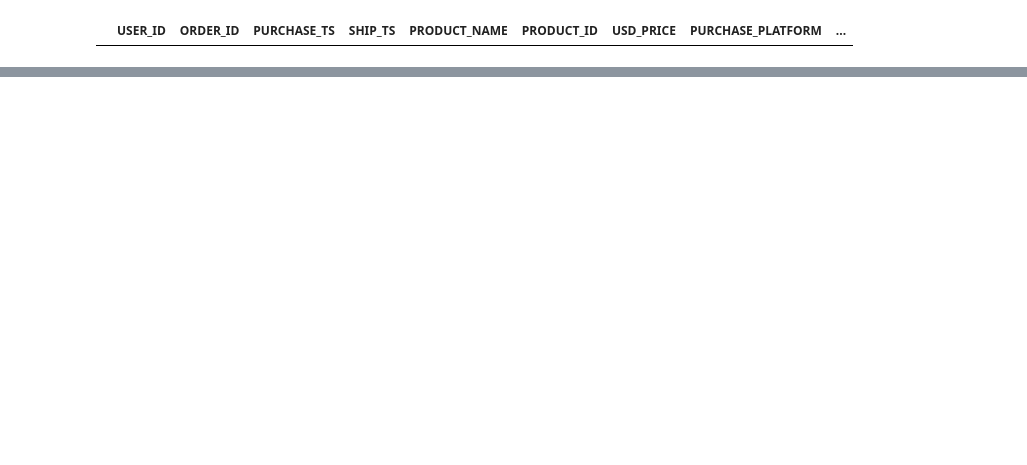
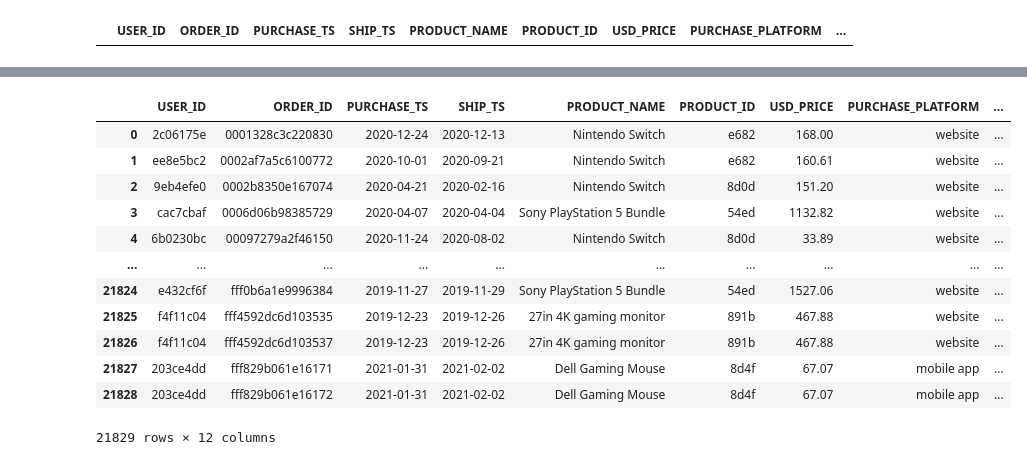
Before and after one commit to YoannB-data/gamezone_shop, a Jupyter notebook: app.ipynb, the cells around one changed output, grey strips where cells are left out. Saved outputs shown, nothing was run; the diff lists cells and outputs as text; code cells hidden in the pictures; blank space fills up the shorter version.

```diff
--- a/app.ipynb
+++ b/app.ipynb
@@ -524,0 +578,5 @@ df.loc[df["REGION"].isna()]
+# %%
+df["PURCHASE_TS"] = pd.to_datetime(df["PURCHASE_TS"])
+df["SHIP_TS"] = pd.to_datetime(df["SHIP_TS"])
+
+df.info()
@@ -525,3 +603,19 @@ df.loc[df["REGION"].isna()]
+# %%
+df
+# %% [output]
+|  | USER_ID | ORDER_ID | PURCHASE_TS | SHIP_TS | PRODUCT_NAME | PRODUCT_ID | USD_PRICE | PURCHASE_PLATFORM | ... |
+| 0 | 2c06175e | 0001328c3c220830 | 2020-12-24 | 2020-12-13 | Nintendo Switch | e682 | 168.00 | website | ... |
+| 1 | ee8e5bc2 | 0002af7a5c6100772 | 2020-10-01 | 2020-09-21 | Nintendo Switch | e682 | 160.61 | website | ... |
+| 2 | 9eb4efe0 | 0002b8350e167074 | 2020-04-21 | 2020-02-16 | Nintendo Switch | 8d0d | 151.20 | website | ... |
+| 3 | cac7cbaf | 0006d06b98385729 | 2020-04-07 | 2020-04-04 | Sony PlayStation 5 Bundle | 54ed | 1132.82 | website | ... |
+| 4 | 6b0230bc | 00097279a2f46150 | 2020-11-24 | 2020-08-02 | Nintendo Switch | 8d0d | 33.89 | website | ... |
+| ... | ... | ... | ... | ... | ... | ... | ... | ... | ... |
+| 21824 | e432cf6f | fff0b6a1e9996384 | 2019-11-27 | 2019-11-29 | Sony PlayStation 5 Bundle | 54ed | 1527.06 | website | ... |
+| 21825 | f4f11c04 | fff4592dc6d103535 | 2019-12-23 | 2019-12-26 | 27in 4K gaming monitor | 891b | 467.88 | website | ... |
+| 21826 | f4f11c04 | fff4592dc6d103537 | 2019-12-23 | 2019-12-26 | 27in 4K gaming monitor | 891b | 467.88 | website | ... |
+| 21827 | 203ce4dd | fff829b061e16171 | 2021-01-31 | 2021-02-02 | Dell Gaming Mouse | 8d4f | 67.07 | mobile app | ... |
+| 21828 | 203ce4dd | fff829b061e16172 | 2021-01-31 | 2021-02-02 | Dell Gaming Mouse | 8d4f | 67.07 | mobile app | ... |
+21829 rows × 12 columns
 # %%
 # ----------------------------------------------------------
 #
```
Also changed, not shown: parts of 6 cells of this notebook, 1 other file.
